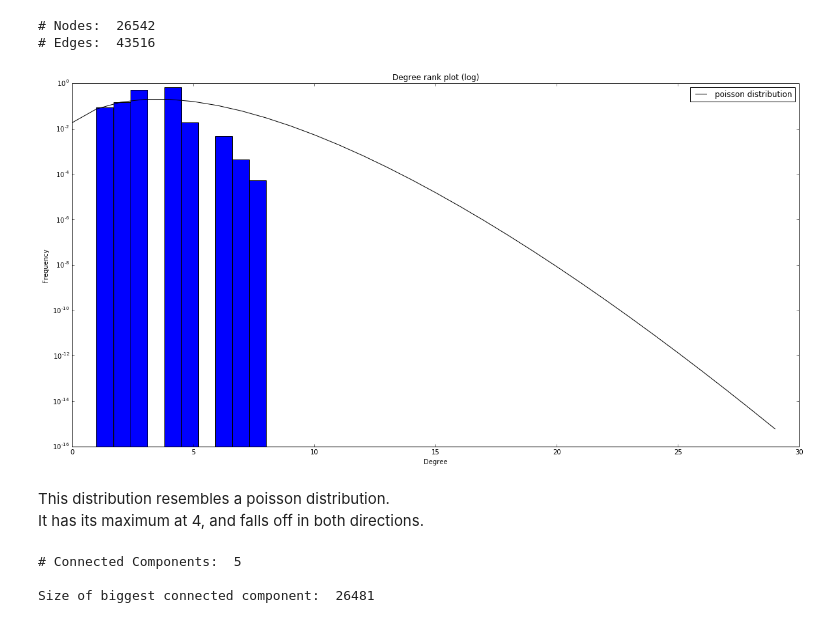
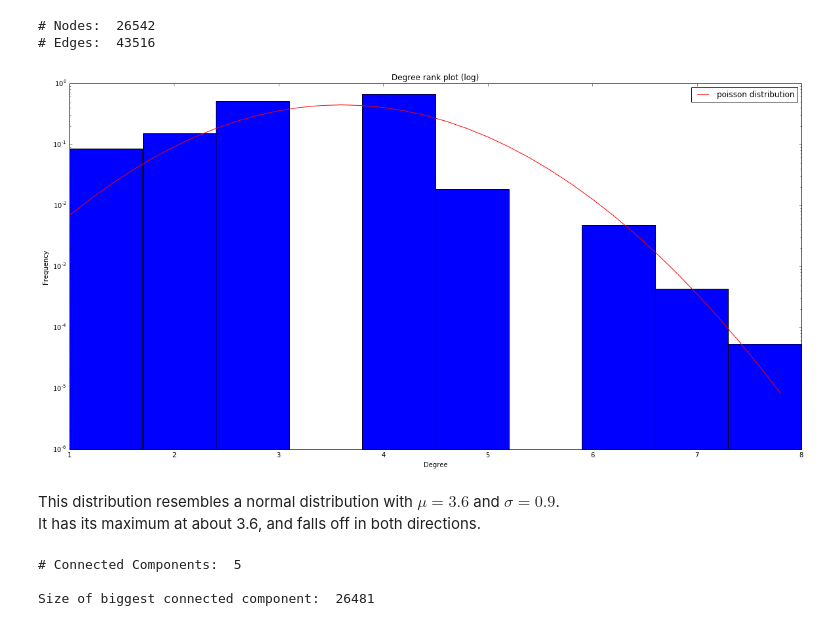
Before and after one commit to roblan11/InternetAnalyticsProject, a Jupyter notebook: ix-lab2/notebooks/ix-lab2-notebook-part1.ipynb, the cells around one changed output. Drawn from its saved outputs; the diff is of its cells as text; code cells hidden in the pictures.

```diff
--- a/ix-lab2/notebooks/ix-lab2-notebook-part1.ipynb
+++ b/ix-lab2/notebooks/ix-lab2-notebook-part1.ipynb
@@ -137,24 +137,24 @@ print("# Edges: ", num_edges2)
 # Nodes:  26542
 # Edges:  43516
 # %%
-from scipy.stats import poisson
+from scipy.stats import norm
 
-dist = poisson(4)
-x = np.arange(0, 30)
-plt.plot(x, dist.pmf(x), color='black', label="poisson distribution")
+dist = norm(3.6, 0.9)
+x = np.arange(1, 8, 0.2)
+plt.plot(x, dist.pdf(x), color='red', label="poisson distribution")
 
 d = list(nx.degree(G_n2).values())
 plt.hist(d, log=True, normed=True)
 plt.legend(loc='upper right', frameon=True)
 plt.title("Degree rank plot (log)")
 plt.ylabel("Frequency")
 plt.xlabel("Degree")
 plt.show()
 # %% [output]
-[figure, old version]
+[figure, new version]
 # %% [markdown]
-This distribution resembles a poisson distribution. <br>
-It has its maximum at 4, and falls off in both directions.
+This distribution resembles a normal distribution with $\mu = 3.6$ and $\sigma = 0.9$. <br>
+It has its maximum at about 3.6, and falls off in both directions.
 # %%
 num_conn_comp2 = nx.number_connected_components(G_n2)
 print("# Connected Components: ", num_conn_comp2)
```
Also changed, not shown: parts of 1 cell of this notebook, 1 other file.
